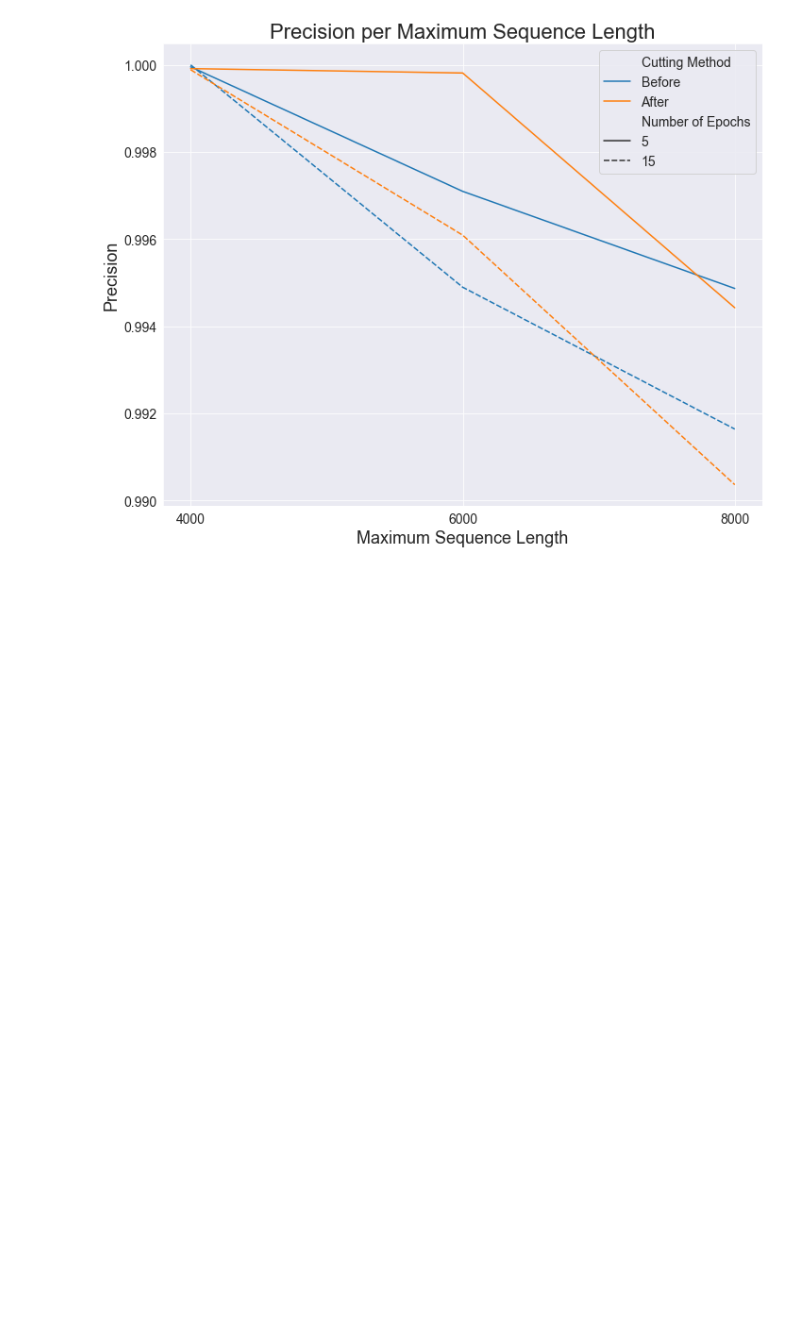
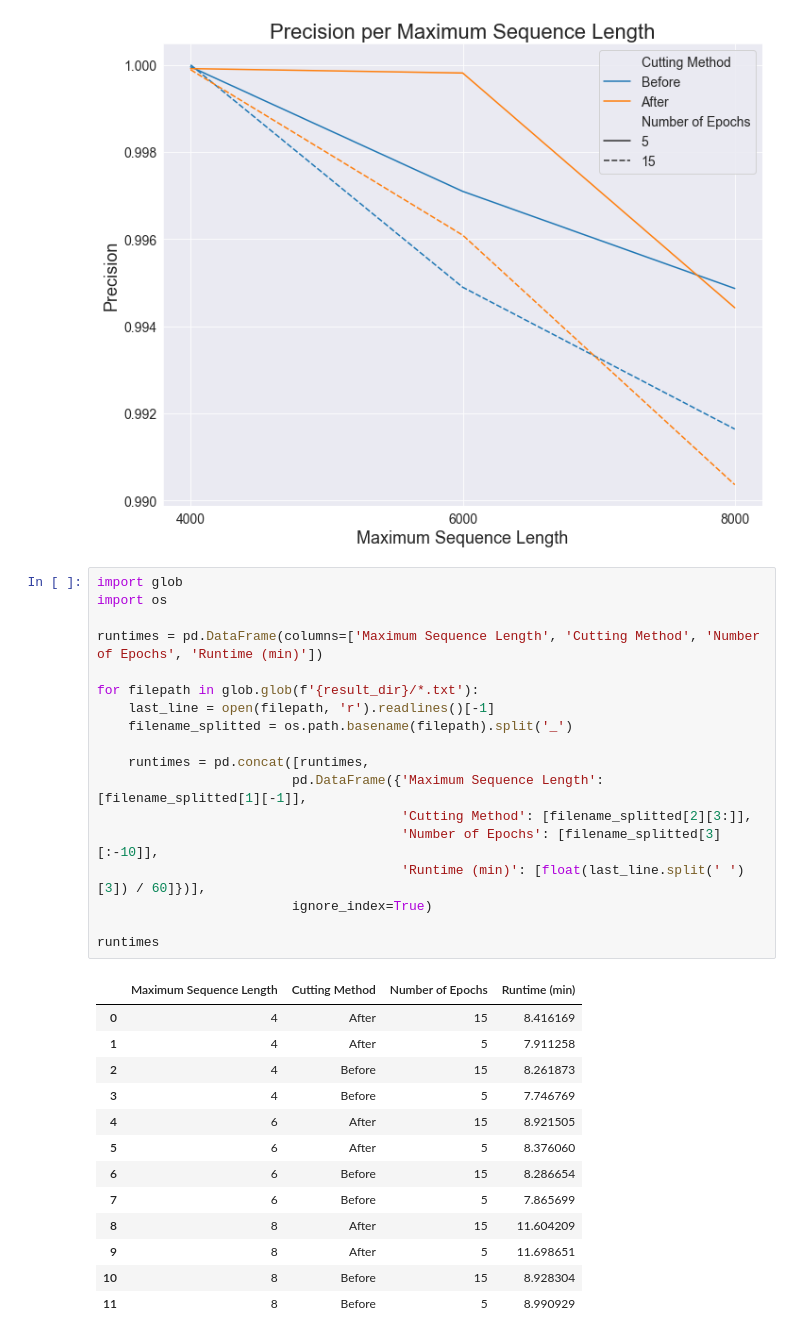
Before and after one commit to ninaihde/dl-plasmid-classifier, a Jupyter notebook: src/evaluate_classification.ipynb, the cells around one changed output. Cells and saved outputs as stored; diff of their text form; blank space fills up the shorter version.

```diff
--- a/src/evaluate_classification.ipynb
+++ b/src/evaluate_classification.ipynb
@@ -137,3 +137,35 @@ for metric in ['Accuracy', 'FNR', 'F1S', 'TPR', 'TNR', 'FPR', 'Precision']:
 [figure]
 [figure]
 [figure]
+# %%
+import glob
+import os
+
+runtimes = pd.DataFrame(columns=['Maximum Sequence Length', 'Cutting Method', 'Number of Epochs', 'Runtime (min)'])
+
+for filepath in glob.glob(f'{result_dir}/*.txt'):
+    last_line = open(filepath, 'r').readlines()[-1]
+    filename_splitted = os.path.basename(filepath).split('_')
+
+    runtimes = pd.concat([runtimes,
+                         pd.DataFrame({'Maximum Sequence Length': [filename_splitted[1][-1]],
+                                       'Cutting Method': [filename_splitted[2][3:]],
+                                       'Number of Epochs': [filename_splitted[3][:-10]],
+                                       'Runtime (min)': [float(last_line.split(' ')[3]) / 60]})],
+                         ignore_index=True)
+
+runtimes
+# %% [output]
+|  | Maximum Sequence Length | Cutting Method | Number of Epochs | Runtime (min) |
+| 0 | 4 | After | 15 | 8.416169 |
+| 1 | 4 | After | 5 | 7.911258 |
+| 2 | 4 | Before | 15 | 8.261873 |
+| 3 | 4 | Before | 5 | 7.746769 |
+| 4 | 6 | After | 15 | 8.921505 |
+| 5 | 6 | After | 5 | 8.376060 |
+| 6 | 6 | Before | 15 | 8.286654 |
+| 7 | 6 | Before | 5 | 7.865699 |
+| 8 | 8 | After | 15 | 11.604209 |
+| 9 | 8 | After | 5 | 11.698651 |
+| 10 | 8 | Before | 15 | 8.928304 |
+| 11 | 8 | Before | 5 | 8.990929 |
```
Also changed, not shown: parts of 1 cell of this notebook.
